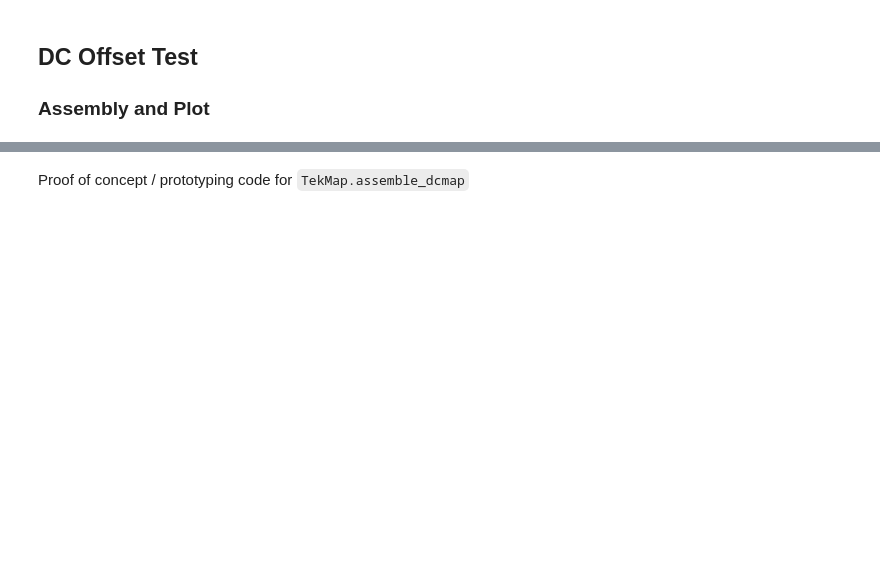
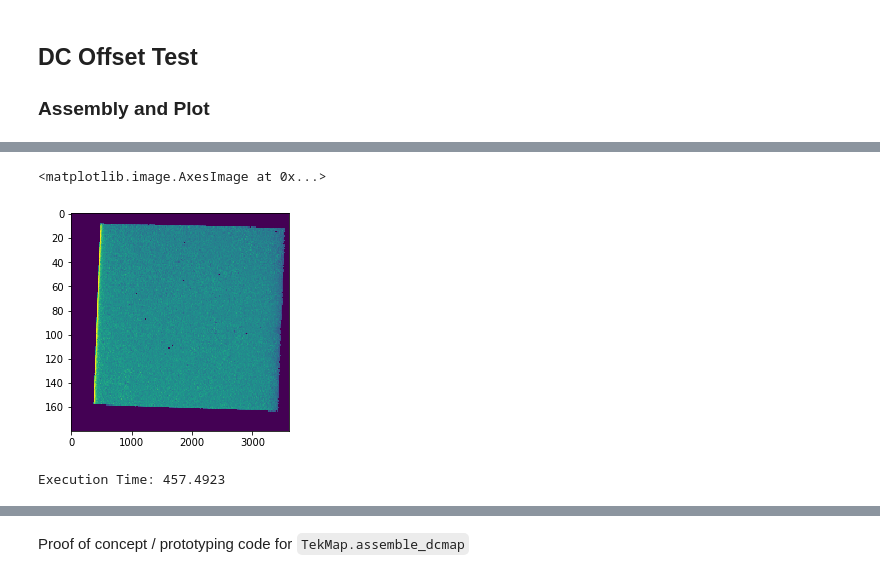
Before and after one commit to TKAles/visu, a Jupyter notebook: TekMap Test Harness - Full Maps.ipynb, the cells around one changed output, grey strips where cells are left out. Cells and saved outputs as stored; diff of their text form; code cells hidden in the pictures; blank space fills up the shorter version.

```diff
--- a/TekMap Test Harness - Full Maps.ipynb
+++ b/TekMap Test Harness - Full Maps.ipynb
@@ -50,0 +83,13 @@ Execution time: 0.24100s
+# %%
+masked_dc = test_MapData.dc_map * test_MapData.dc_mask
+plt.imshow(masked_dc, aspect=3601/180)
+# %% [output]
+<matplotlib.image.AxesImage at 0x...>
+[figure, added]
+# %%
+s3 = time.time()
+test_MapData.mp_assemble_fftmap()
+s4 = time.time()
+print("Execution Time: {0:.4f}".format(s4-s3))
+# %% [output]
+Execution Time: 457.4923
```
Also changed, not shown: parts of 24 cells of this notebook, 7 other files.
